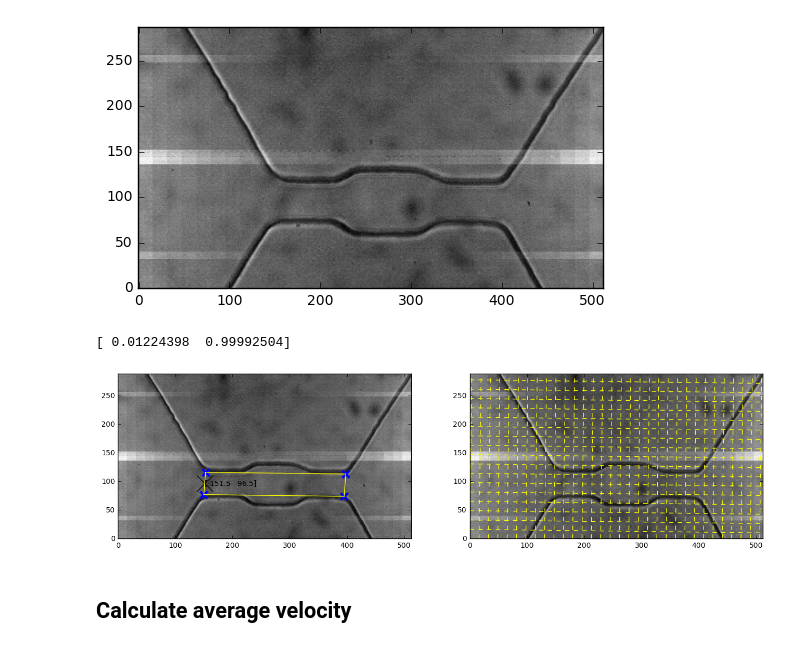
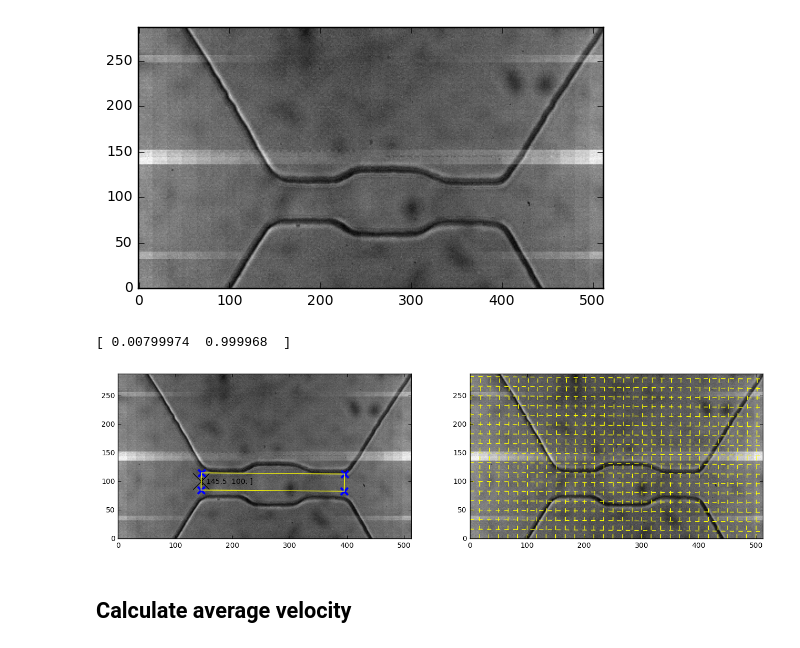
Before and after one commit to codycombs/cell_deformation, a Jupyter notebook: velocities.ipynb, the cells around one changed output. Saved outputs shown, nothing was run; the diff lists cells and outputs as text; code cells hidden in the pictures.

```diff
--- a/velocities.ipynb
+++ b/velocities.ipynb
@@ -26,7 +26,7 @@ from IPython.display import HTML
 # %%
 date = '7-17-2017/'
 particle = '293-T/'
-channel = '15-30-15_6/'
+channel = '15-30-15_7/'
 file_index = '0'
 
 base_path = '/home/prestonh/Desktop/Research/cancer_cells/data/'
@@ -35,10 +35,13 @@ oi_vid_file_path = base_path + date + particle + channel + 'oi/bin/test_camera_'
 oi_events_file_path = base_path + date + particle + channel + 'oi/events/test_camera_' + file_index + '_events_filtered.json'
 # %%
 # Load video
-oi_vid = oi_file.Video(oi_vid_file_path, 512, 288, 100000)
+oi_res_x = 512
+oi_res_y = 288
+oi_fps = 100000
+oi_vid = oi_file.Video(oi_vid_file_path, oi_res_x, oi_res_y, oi_fps)
 
 # Load events
-oi_events = oi_file.open_event_file_json(oi_events_file_path)
+#oi_events = oi_file.open_event_file_json(oi_events_file_path)
 # %% [markdown]
 ## Load ellipses
 # %%
@@ -79,17 +99,17 @@ plt.show()
 # %%
 reload(oi)
 template_index = 0
 template_frame = oi_vid.get_frame(template_index)
-c0 = [153,116]
-c1 = [150,77]
-c2 = [395,74]
-c3 = [398,113]
+c0 = [146,115]
+c1 = [145,85]
+c2 = [395,83]
+c3 = [396,113]
 
 oi_stage = oi.Stage(template_frame, c0, c1, c2, c3)
 oi_stage.plot_stage()
 # %% [output]
-[ 0.01224398  0.99992504]
+[ 0.00799974  0.999968  ]
-[figure, old version]
+[figure, new version]
 # %% [markdown]
 ## Calculate average velocity
 # %%
```
Also changed, not shown: parts of 8 cells of this notebook, 2 other files.
